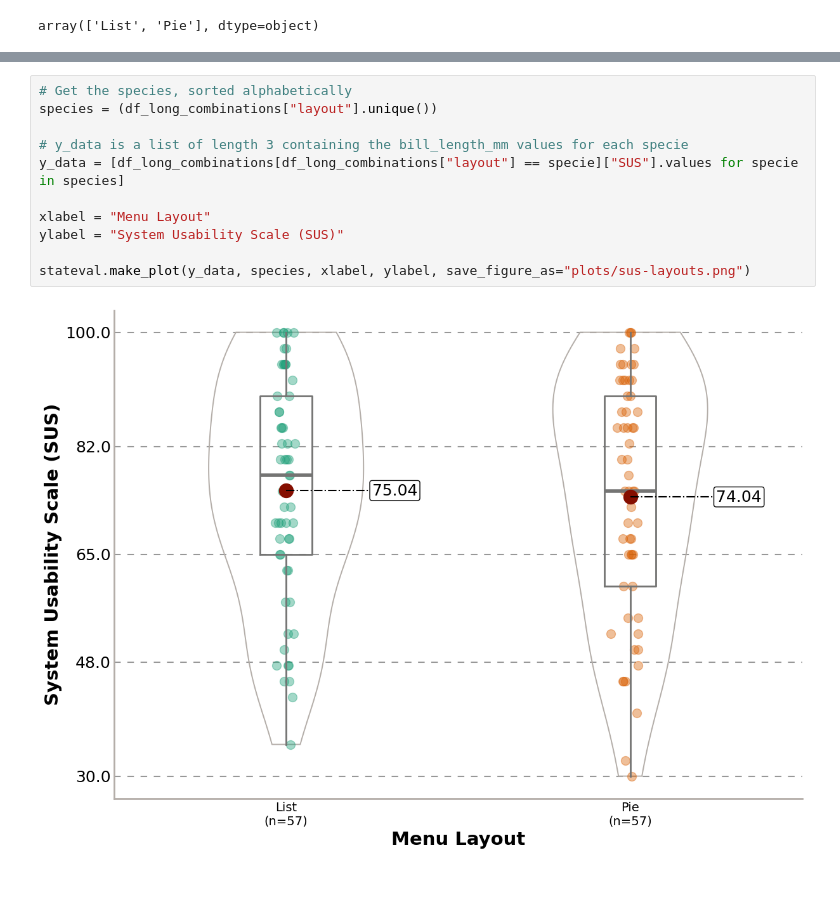
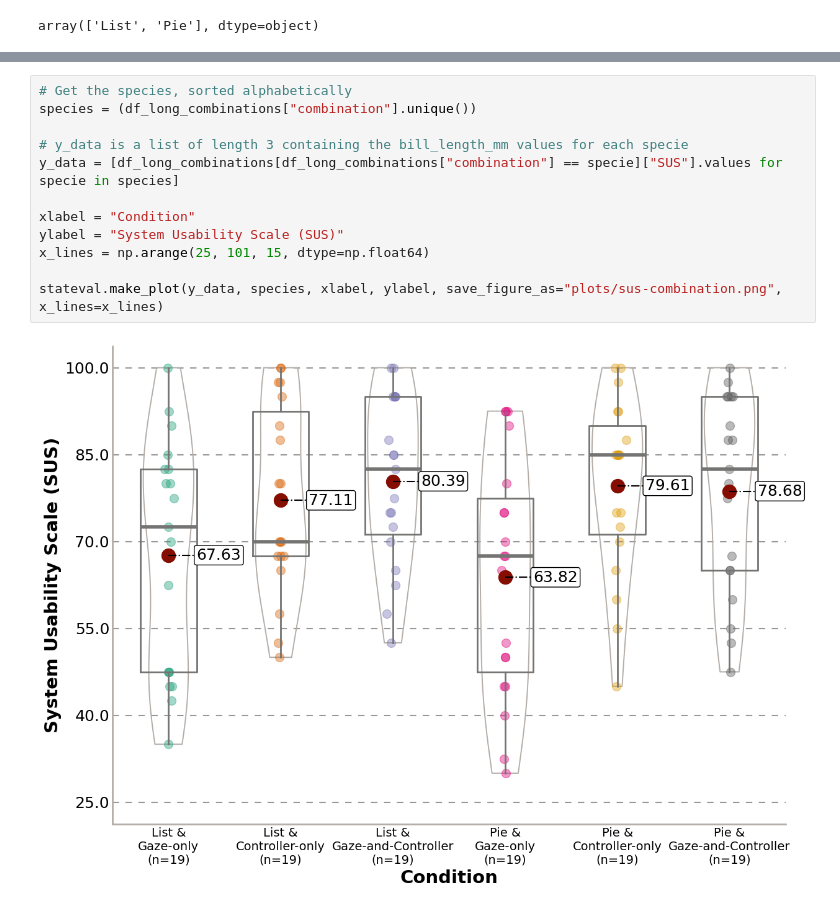
Before and after one commit to DFKI-Interactive-Machine-Learning/menu-navigation-in-VR, a Jupyter notebook: UserStudy/_SUS.ipynb, the cells around one changed output, grey strips where cells are left out. Cells and saved outputs as stored; diff of their text form; blank space fills up the shorter version.

```diff
--- a/UserStudy/_SUS.ipynb
+++ b/UserStudy/_SUS.ipynb
@@ -432,13 +466,14 @@ array(['List', 'Pie'], dtype=object)
 # %%
 # Get the species, sorted alphabetically
-species = (df_long_combinations["layout"].unique())
+species = (df_long_combinations["combination"].unique())
 
 # y_data is a list of length 3 containing the bill_length_mm values for each specie
-y_data = [df_long_combinations[df_long_combinations["layout"] == specie]["SUS"].values for specie in species]
+y_data = [df_long_combinations[df_long_combinations["combination"] == specie]["SUS"].values for specie in species]
 
-xlabel = "Menu Layout"
+xlabel = "Condition"
 ylabel = "System Usability Scale (SUS)"
+x_lines = np.arange(25, 101, 15, dtype=np.float64)
 
-stateval.make_plot(y_data, species, xlabel, ylabel, save_figure_as="plots/sus-layouts.png")
+stateval.make_plot(y_data, species, xlabel, ylabel, save_figure_as="plots/sus-combination.png", x_lines=x_lines)
 # %% [output]
-[figure, old version]
+[figure, new version]
```
Also changed, not shown: parts of 9 cells of this notebook, 12 other files.
